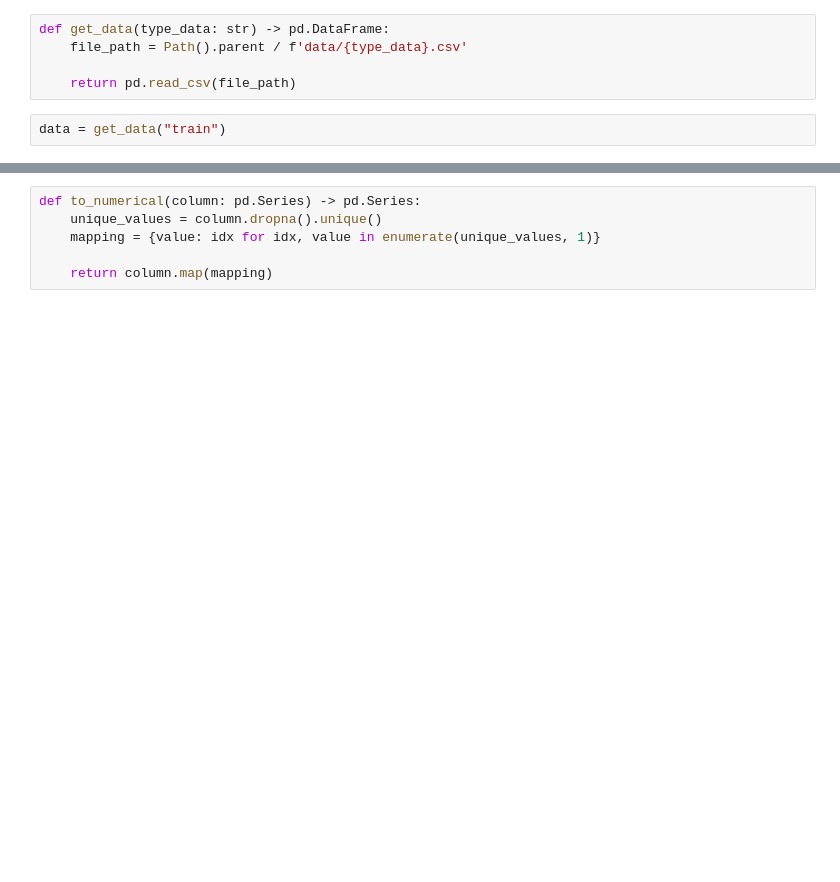
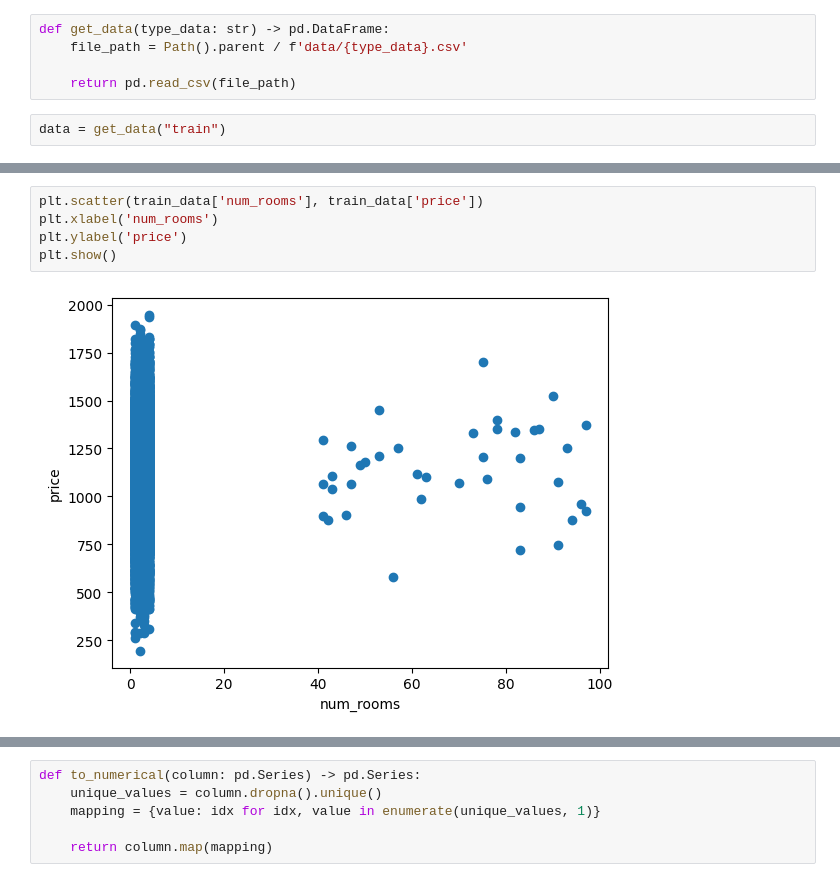
Before and after one commit to DenisProcyon/DSDM_ML_Pred, a Jupyter notebook: main.ipynb, the cells around one changed output, grey strips where cells are left out. Cells and saved outputs as stored; diff of their text form; blank space fills up the shorter version.

```diff
--- a/main.ipynb
+++ b/main.ipynb
@@ -10,0 +184,7 @@ data = get_data("train")
+# %%
+plt.scatter(train_data['num_rooms'], train_data['price'])
+plt.xlabel('num_rooms')
+plt.ylabel('price')
+plt.show()
+# %% [output]
+[figure, added]
```
Also changed, not shown: parts of 34 cells of this notebook.
